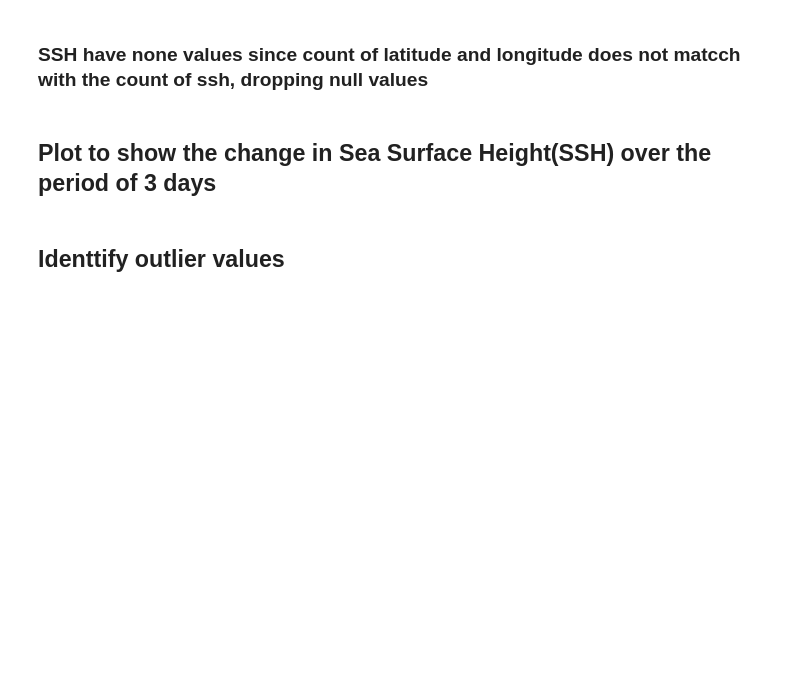
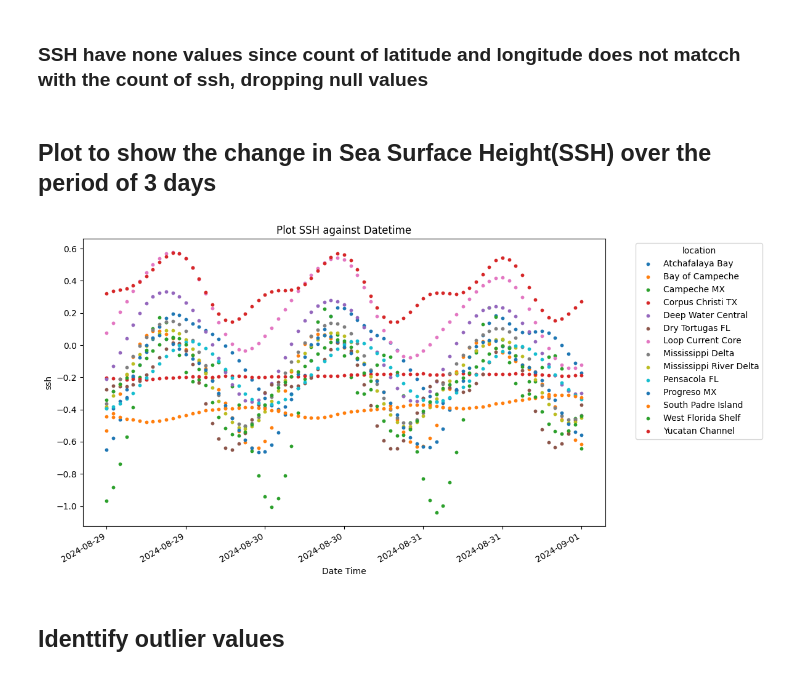
Before and after one commit to apoorvtripathi1999/ssh-pred-model, a Jupyter notebook: main.ipynb, the cells around one changed output. Saved outputs shown, nothing was run; the diff lists cells and outputs as text; code cells hidden in the pictures; blank space fills up the shorter version.

```diff
--- a/main.ipynb
+++ b/main.ipynb
@@ -147,3 +141,18 @@ fig.show()
+# %%
+fig, ax = plt.subplots(figsize=(12, 6))
+for location, group in df.groupby("location"):
+    ax.scatter(group["date"], group["ssh"], label=location, s=10)
+ax.set_title("Plot SSH against Datetime")
+ax.set_xlabel("Date Time")
+ax.set_ylabel("ssh")
+ax.legend(title="location", bbox_to_anchor=(1.05, 1), loc='upper left')
+# Format x-axis as dates
+ax.xaxis.set_major_formatter(mdates.DateFormatter('%Y-%m-%d'))
+fig.autofmt_xdate()
+plt.tight_layout()
+plt.show()
+# %% [output]
+[figure, added]
 # %% [markdown]
 ## Identtify outlier values
 # %%
```
Also changed, not shown: parts of 2 cells of this notebook.
